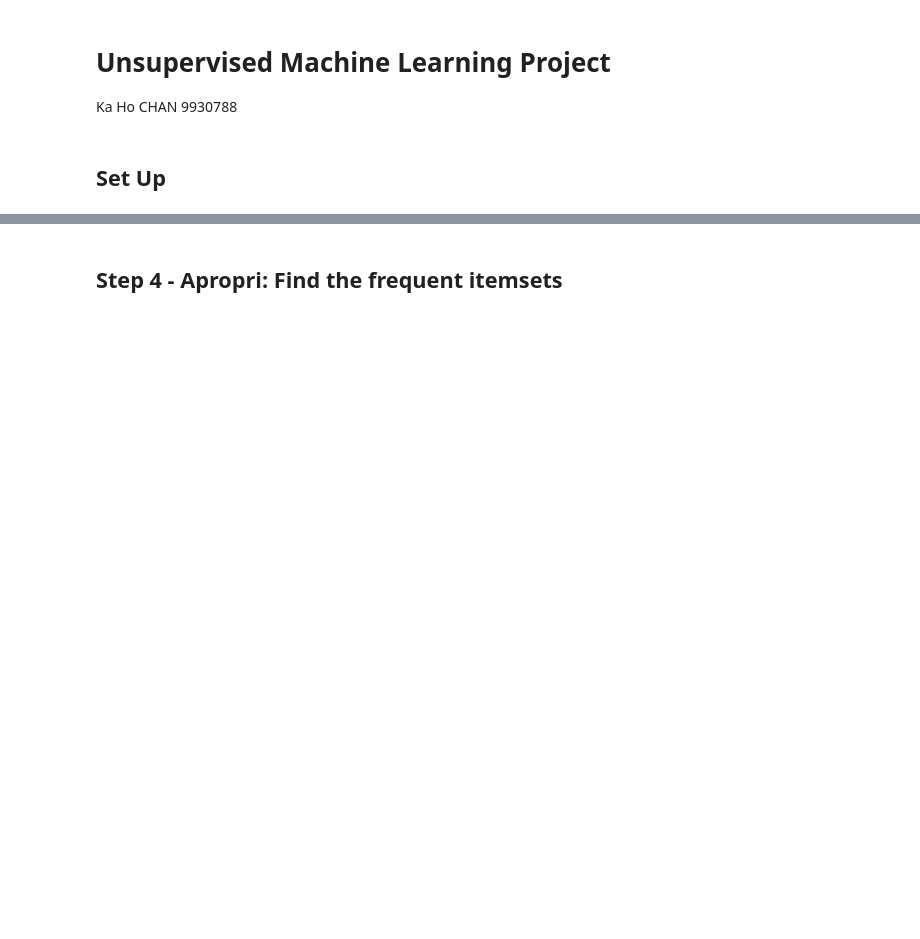
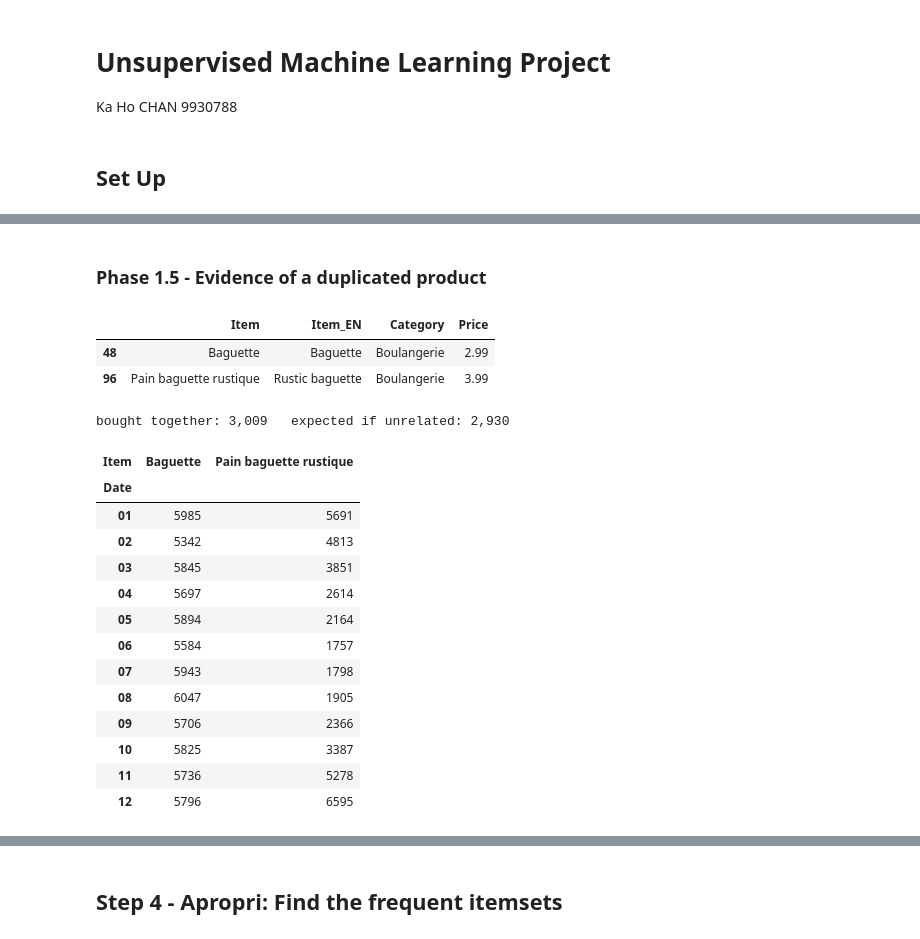
Before and after one commit to jc2025-ai-stack/USML_Project_KaHoChan, a Jupyter notebook: notebooks/01_mining.ipynb, the cells around one changed output, grey strips where cells are left out. Saved outputs shown, nothing was run; the diff lists cells and outputs as text; code cells hidden in the pictures; blank space fills up the shorter version.

```diff
--- a/notebooks/01_mining.ipynb
+++ b/notebooks/01_mining.ipynb
@@ -133,0 +219,30 @@ STEP 3 - basket table built.
+# %% [markdown]
+### Phase 1.5 - Evidence of a duplicated product
+# %%
+a, b = 'Baguette', 'Pain baguette rustique'
+display(products[products['Item'].isin([a, b])])
+both = (basket_table[a] & basket_table[b]).sum()
+expected = basket_table[a].mean() * basket_table[b].mean() * len(basket_table)
+print(f'bought together: {both:,}   expected if unrelated: {expected:,.0f}')
+
+pair = df[df['Item'].isin([a, b])]
+display(pair.groupby([pair['Date'].str[5:7], 'Item']).size().unstack())   # sales by month
+# %% [output]
+|  | Item | Item_EN | Category | Price |
+| 48 | Baguette | Baguette | Boulangerie | 2.99 |
+| 96 | Pain baguette rustique | Rustic baguette | Boulangerie | 3.99 |
+bought together: 3,009   expected if unrelated: 2,930
+| Item | Baguette | Pain baguette rustique |
+| Date |  |  |
+| 01 | 5985 | 5691 |
+| 02 | 5342 | 4813 |
+| 03 | 5845 | 3851 |
+| 04 | 5697 | 2614 |
+| 05 | 5894 | 2164 |
+| 06 | 5584 | 1757 |
+| 07 | 5943 | 1798 |
+| 08 | 6047 | 1905 |
+| 09 | 5706 | 2366 |
+| 10 | 5825 | 3387 |
+| 11 | 5736 | 5278 |
+| 12 | 5796 | 6595 |
```
Also changed, not shown: parts of 23 cells of this notebook.
